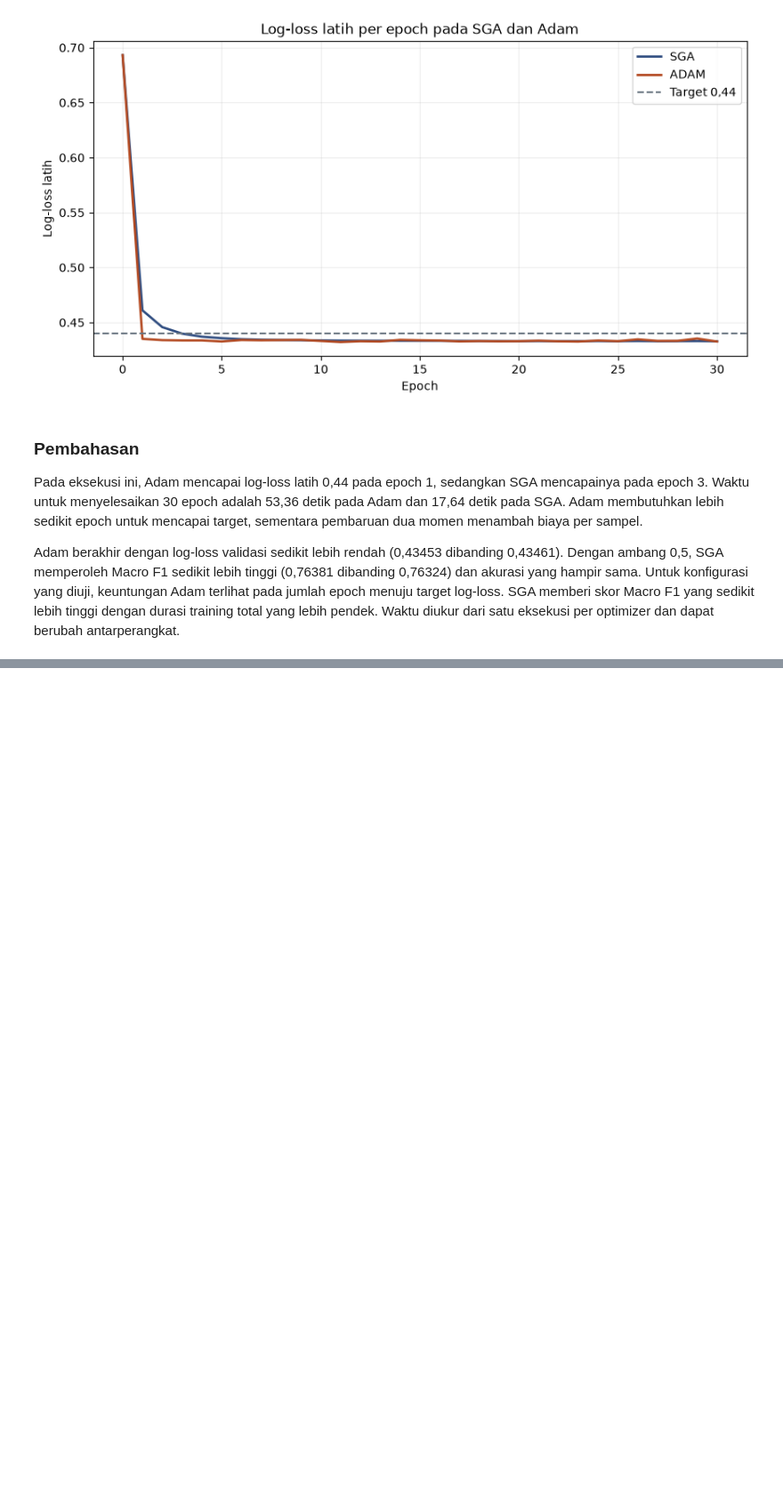
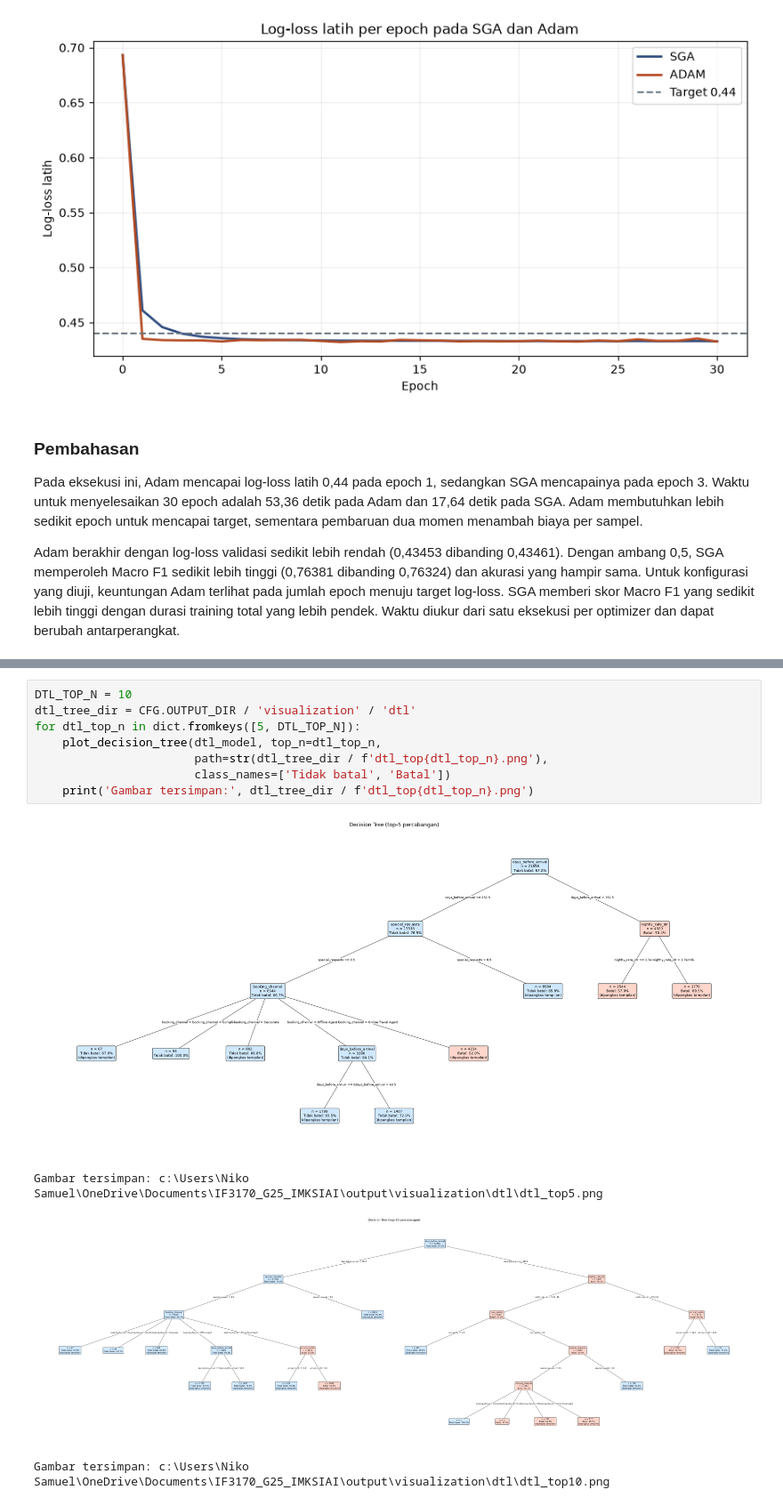
Before and after one commit to zizadhrmaa/IF3170_G25_IMKSIAI, a Jupyter notebook: src/Notebook_Tugas_Besar_2_IF3170_Inteligensi_Artifisial_2026_2027.ipynb, the cells around one changed output, grey strips where cells are left out. Shown at 89% size. Drawn from its saved outputs; the diff is of its cells as text; blank space fills up the shorter version.

```diff
--- a/src/Notebook_Tugas_Besar_2_IF3170_Inteligensi_Artifisial_2026_2027.ipynb
+++ b/src/Notebook_Tugas_Besar_2_IF3170_Inteligensi_Artifisial_2026_2027.ipynb
@@ -3238,0 +3527,13 @@ Adam berakhir dengan log-loss validasi sedikit lebih rendah (0,43453 dibanding 0
+# %%
+DTL_TOP_N = 10
+dtl_tree_dir = CFG.OUTPUT_DIR / 'visualization' / 'dtl'
+for dtl_top_n in dict.fromkeys([5, DTL_TOP_N]):
+    plot_decision_tree(dtl_model, top_n=dtl_top_n,
+                       path=str(dtl_tree_dir / f'dtl_top{dtl_top_n}.png'),
+                       class_names=['Tidak batal', 'Batal'])
+    print('Gambar tersimpan:', dtl_tree_dir / f'dtl_top{dtl_top_n}.png')
+# %% [output]
+[figure, added]
+Gambar tersimpan: c:\Users\Niko Samuel\OneDrive\Documents\IF3170_G25_IMKSIAI\output\visualization\dtl\dtl_top5.png
+[figure, added]
+Gambar tersimpan: c:\Users\Niko Samuel\OneDrive\Documents\IF3170_G25_IMKSIAI\output\visualization\dtl\dtl_top10.png
```
Also changed, not shown: parts of 30 cells of this notebook, 9 other files.
